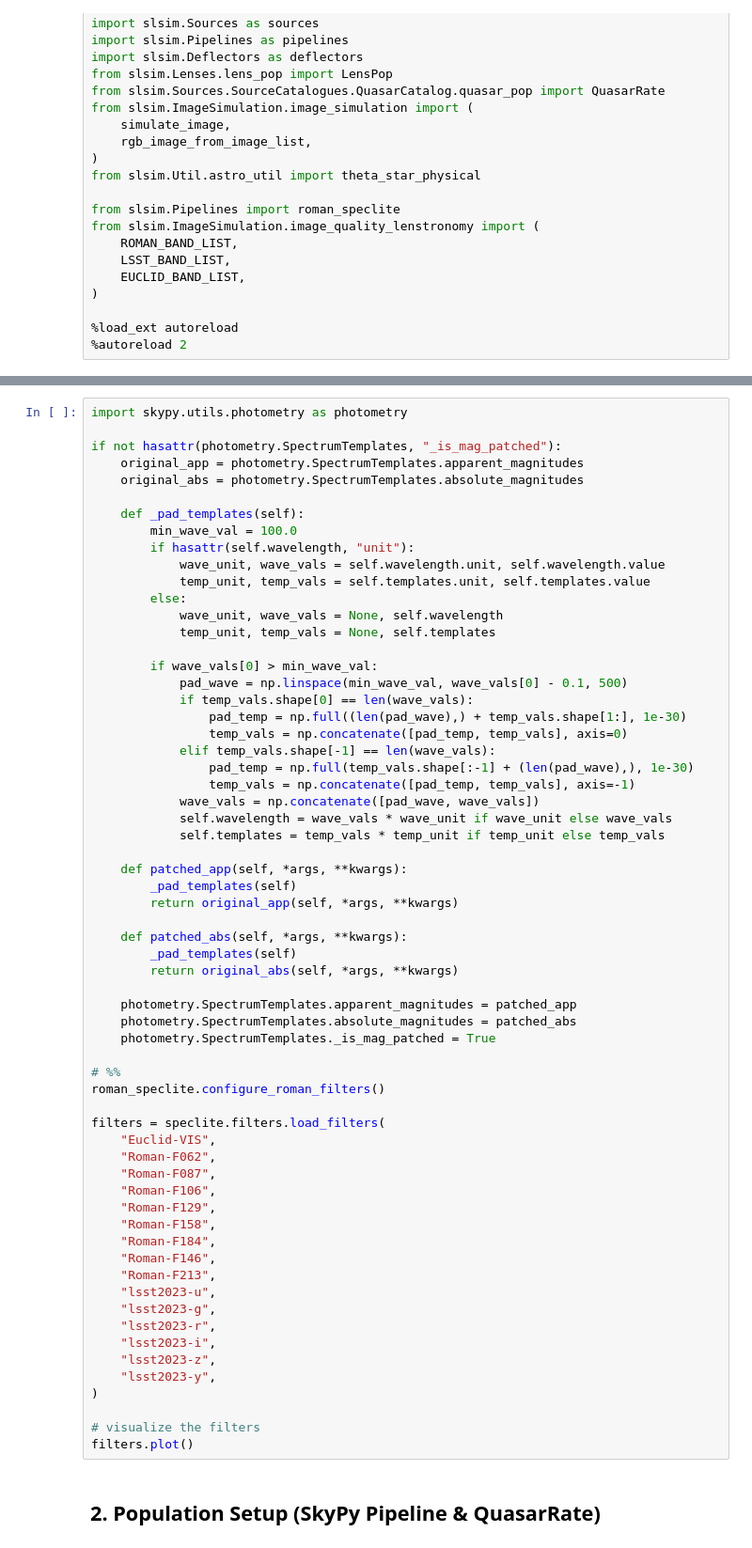
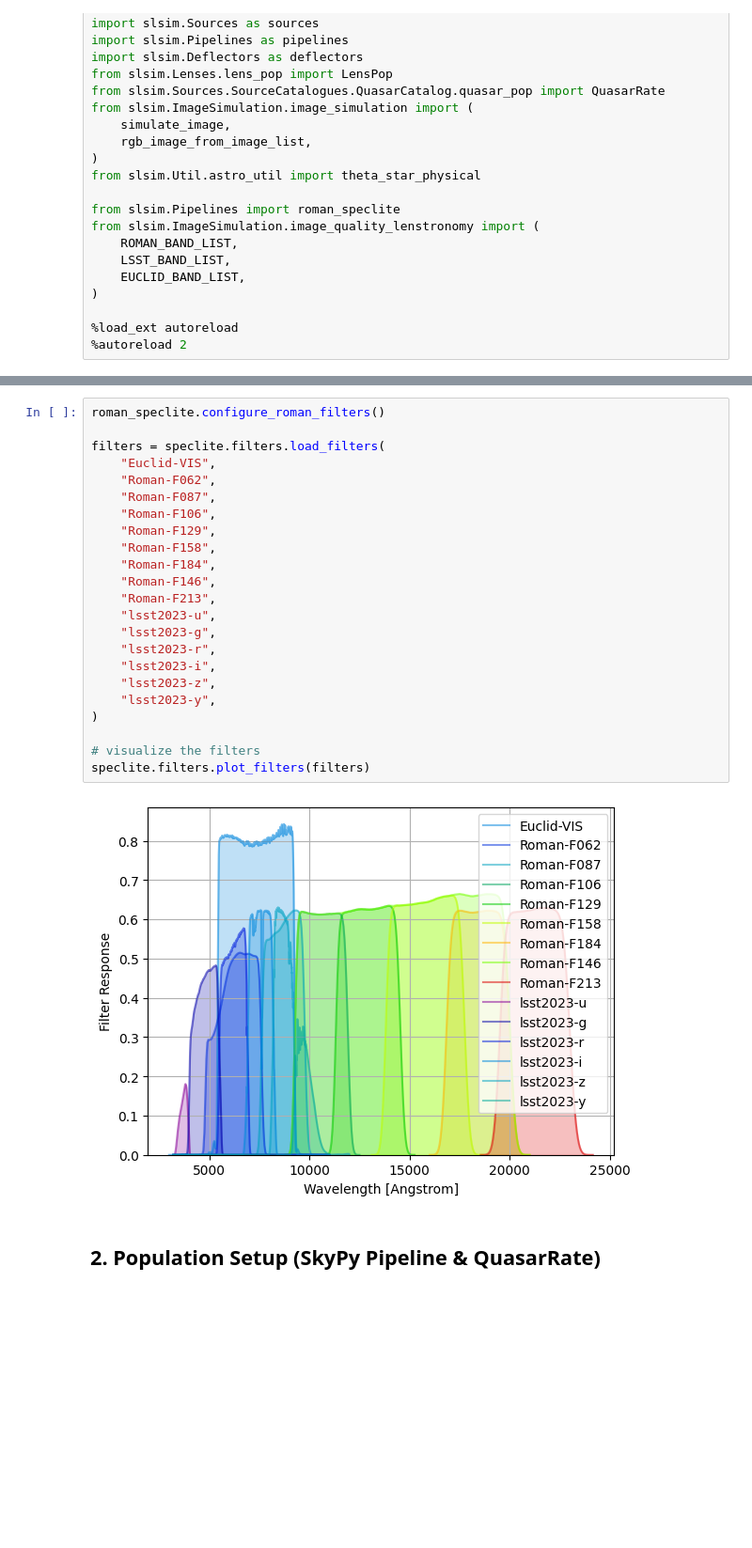
Before and after one commit to LSST-strong-lensing/slsim, a Jupyter notebook: notebooks/ERL_lensed_AGN_sims.ipynb, the cells around one changed output, grey strips where cells are left out. Shown at 94% size. Cells and saved outputs as stored; diff of their text form; blank space fills up the shorter version.

```diff
--- a/notebooks/ERL_lensed_AGN_sims.ipynb
+++ b/notebooks/ERL_lensed_AGN_sims.ipynb
@@ -40,66 +37,28 @@ to avoid evaluation errors before loading the configurations.
-# %%
-import skypy.utils.photometry as photometry
-
-if not hasattr(photometry.SpectrumTemplates, "_is_mag_patched"):
-    original_app = photometry.SpectrumTemplates.apparent_magnitudes
-    original_abs = photometry.SpectrumTemplates.absolute_magnitudes
-
-    def _pad_templates(self):
-        min_wave_val = 100.0
-        if hasattr(self.wavelength, "unit"):
-            wave_unit, wave_vals = self.wavelength.unit, self.wavelength.value
-            temp_unit, temp_vals = self.templates.unit, self.templates.value
-        else:
-            wave_unit, wave_vals = None, self.wavelength
-            temp_unit, temp_vals = None, self.templates
-
-        if wave_vals[0] > min_wave_val:
-            pad_wave = np.linspace(min_wave_val, wave_vals[0] - 0.1, 500)
-            if temp_vals.shape[0] == len(wave_vals):
-                pad_temp = np.full((len(pad_wave),) + temp_vals.shape[1:], 1e-30)
-                temp_vals = np.concatenate([pad_temp, temp_vals], axis=0)
-            elif temp_vals.shape[-1] == len(wave_vals):
-                pad_temp = np.full(temp_vals.shape[:-1] + (len(pad_wave),), 1e-30)
-                temp_vals = np.concatenate([pad_temp, temp_vals], axis=-1)
-            wave_vals = np.concatenate([pad_wave, wave_vals])
-            self.wavelength = wave_vals * wave_unit if wave_unit else wave_vals
-            self.templates = temp_vals * temp_unit if temp_unit else temp_vals
-
-    def patched_app(self, *args, **kwargs):
-        _pad_templates(self)
-        return original_app(self, *args, **kwargs)
-
-    def patched_abs(self, *args, **kwargs):
-        _pad_templates(self)
-        return original_abs(self, *args, **kwargs)
-
-    photometry.SpectrumTemplates.apparent_magnitudes = patched_app
-    photometry.SpectrumTemplates.absolute_magnitudes = patched_abs
-    photometry.SpectrumTemplates._is_mag_patched = True
-
 # %%
 roman_speclite.configure_roman_filters()
 
 filters = speclite.filters.load_filters(
     "Euclid-VIS",
     "Roman-F062",
     "Roman-F087",
     "Roman-F106",
     "Roman-F129",
     "Roman-F158",
     "Roman-F184",
     "Roman-F146",
     "Roman-F213",
     "lsst2023-u",
     "lsst2023-g",
     "lsst2023-r",
     "lsst2023-i",
     "lsst2023-z",
     "lsst2023-y",
 )
 
 # visualize the filters
-filters.plot()
+speclite.filters.plot_filters(filters)
+# %% [output]
+[figure, added]
 # %% [markdown]
 ## 2. Population Setup (SkyPy Pipeline & QuasarRate)
 # %%
```
Also changed, not shown: parts of 4 cells of this notebook, 7 other files.
